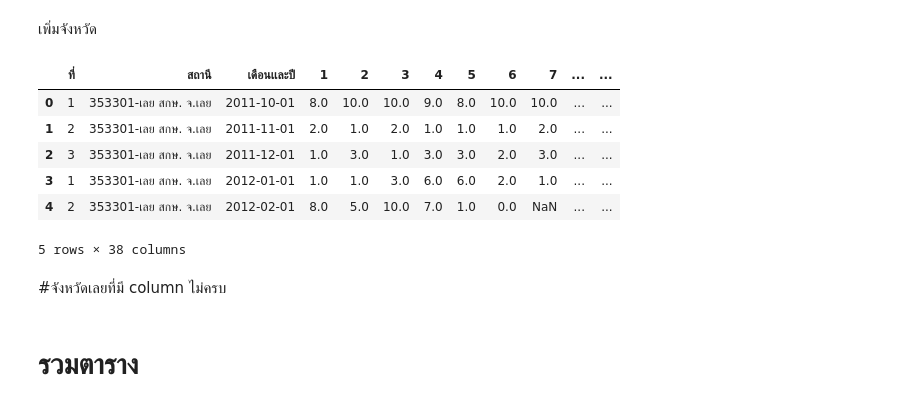
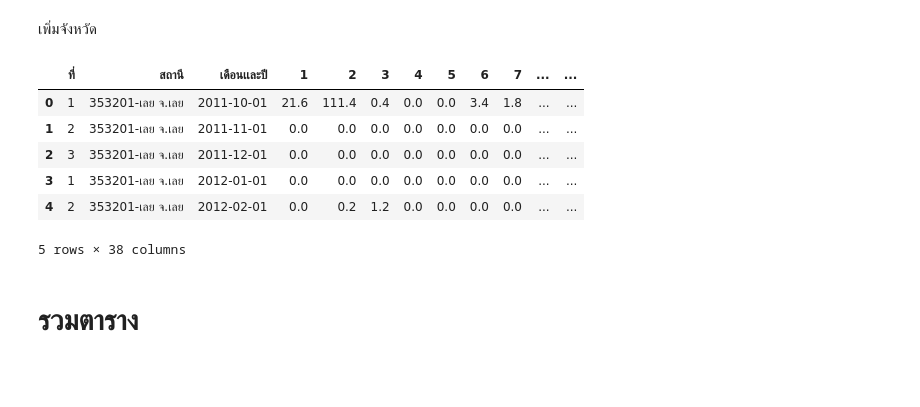
Before and after one commit to Tawanss/BSC_DPDM2023, a Jupyter notebook: midterm_bscdpdm23.ipynb, the cells around one changed output. Cells and saved outputs as stored; diff of their text form; code cells hidden in the pictures; blank space fills up the shorter version.

```diff
--- a/midterm_bscdpdm23.ipynb
+++ b/midterm_bscdpdm23.ipynb
@@ -212,3 +268,6 @@ Clouds_loei =Clouds_loei.replace('-',np.NaN)
+# %%
+Dew_temp_loei=pd.concat([Dew_temp_loei,R1])
+Dry_temp_loei=pd.concat([Dry_temp_loei,R2])
 # %% [markdown]
 เช็กค่า missimg
 # %%
@@ -305,6 +378,28 @@ for i in range(len(Wind_velocity_NongKhai['ที่'])):
   Wind_velocity_NongKhai.iloc[i,:]=Wind_velocity_NongKhai.iloc[i,:].fillna(Wind_velocity_NongKhai.iloc[i]['ค่าเฉลี่ย'])
 for i in range(len(Wind_velocity_loei['ที่'])):
   Wind_velocity_loei.iloc[i,:]=Wind_velocity_loei.iloc[i,:].fillna(Wind_velocity_loei.iloc[i]['ค่าเฉลี่ย'])
+#จำนวนเมฆ
+for i in range(len(Clouds_KhonKaen['ที่'])):
+  Clouds_KhonKaen.iloc[i,:]=Clouds_KhonKaen.iloc[i,:].fillna(Clouds_KhonKaen.iloc[i]['ค่าเฉลี่ย'])
+for i in range(len(Clouds_NakhonPhanom['ที่'])):
+  Clouds_NakhonPhanom.iloc[i,:]=Clouds_NakhonPhanom.iloc[i,:].fillna(Clouds_NakhonPhanom.iloc[i]['ค่าเฉลี่ย'])
+for i in range(len(Clouds_Sakon['ที่'])):
+  Clouds_Sakon.iloc[i,:]=Clouds_Sakon.iloc[i,:].fillna(Clouds_Sakon.iloc[i]['ค่าเฉลี่ย'])
+for i in range(len(Clouds_NongKhai['ที่'])):
+  Clouds_NongKhai.iloc[i,:]=Clouds_NongKhai.iloc[i,:].fillna(Clouds_NongKhai.iloc[i]['ค่าเฉลี่ย'])
+for i in range(len(Clouds_loei['ที่'])):
+  Clouds_loei.iloc[i,:]=Clouds_loei.iloc[i,:].fillna(Clouds_loei.iloc[i]['ค่าเฉลี่ย'])
+#ปริมาณน้ำฝน
+for i in range(len(Rainfall_KhonKaen['ที่'])):
+  Rainfall_KhonKaen.iloc[i,:]=Rainfall_KhonKaen.iloc[i,:].fillna(Rainfall_KhonKaen.iloc[i]['ค่าเฉลี่ย'])
+for i in range(len(Rainfall_NakhonPhanom['ที่'])):
+  Rainfall_NakhonPhanom.iloc[i,:]=Rainfall_NakhonPhanom.iloc[i,:].fillna(Rainfall_NakhonPhanom.iloc[i]['ค่าเฉลี่ย'])
+for i in range(len(Rainfall_Sakon['ที่'])):
+  Rainfall_Sakon.iloc[i,:]=Rainfall_Sakon.iloc[i,:].fillna(Rainfall_Sakon.iloc[i]['ค่าเฉลี่ย'])
+for i in range(len(Rainfall_NongKhai['ที่'])):
+  Rainfall_NongKhai.iloc[i,:]=Rainfall_NongKhai.iloc[i,:].fillna(Rainfall_NongKhai.iloc[i]['ค่าเฉลี่ย'])
+for i in range(len(Rainfall_loei['ที่'])):
+  Rainfall_loei.iloc[i,:]=Rainfall_loei.iloc[i,:].fillna(Rainfall_loei.iloc[i]['ค่าเฉลี่ย'])
 # %% [markdown]
 เพิ่มจังหวัด
 # %%
@@ -351,6 +446,12 @@ Clouds_NakhonPhanom['จังหวัด']='นครพนม'
 Clouds_Sakon['จังหวัด']='สกล'
 Clouds_NongKhai['จังหวัด']='หนองคาย'
 Clouds_loei['จังหวัด']='เลย'
+#ปริมาณน้ำฝน
+Rainfall_KhonKaen['จังหวัด']='ขอนเเก่น'
+Rainfall_NakhonPhanom['จังหวัด']='นครพนม'
+Rainfall_Sakon['จังหวัด']='สกล'
+Rainfall_NongKhai['จังหวัด']='หนองคาย'
+Rainfall_loei['จังหวัด']='เลย'
 # %%
 #str(Dry_temp_KhonKaen['เดือนเเละปี'][1]).split(' ')[0].split('-')[1]
 # %%
@@ -437,18 +542,27 @@ Clouds_NongKhai['ปี']=year
 Clouds_NongKhai['เดือน']=mon
 Clouds_loei['ปี']=year
 Clouds_loei['เดือน']=mon
+#ปริมาณน้ำฝน
+Rainfall_KhonKaen['ปี']=year
+Rainfall_KhonKaen['เดือน']=mon
+Rainfall_NakhonPhanom['ปี']=year
+Rainfall_NakhonPhanom['เดือน']=mon
+Rainfall_Sakon['ปี']=year
+Rainfall_Sakon['เดือน']=mon
+Rainfall_NongKhai['ปี']=year
+Rainfall_NongKhai['เดือน']=mon
+Rainfall_loei['ปี']=year
+Rainfall_loei['เดือน']=mon
 # %%
-Clouds_loei.head()
+Rainfall_loei.head()
 # %% [output]
 |  | ที่ | สถานี | เดือนเเละปี | 1 | 2 | 3 | 4 | 5 | 6 | 7 | ... | ... |
-| 0 | 1 | 353301-เลย สกษ. จ.เลย | 2011-10-01 | 8.0 | 10.0 | 10.0 | 9.0 | 8.0 | 10.0 | 10.0 | ... | ... |
-| 1 | 2 | 353301-เลย สกษ. จ.เลย | 2011-11-01 | 2.0 | 1.0 | 2.0 | 1.0 | 1.0 | 1.0 | 2.0 | ... | ... |
-| 2 | 3 | 353301-เลย สกษ. จ.เลย | 2011-12-01 | 1.0 | 3.0 | 1.0 | 3.0 | 3.0 | 2.0 | 3.0 | ... | ... |
-| 3 | 1 | 353301-เลย สกษ. จ.เลย | 2012-01-01 | 1.0 | 1.0 | 3.0 | 6.0 | 6.0 | 2.0 | 1.0 | ... | ... |
-| 4 | 2 | 353301-เลย สกษ. จ.เลย | 2012-02-01 | 8.0 | 5.0 | 10.0 | 7.0 | 1.0 | 0.0 | NaN | ... | ... |
+| 0 | 1 | 353201-เลย จ.เลย | 2011-10-01 | 21.6 | 111.4 | 0.4 | 0.0 | 0.0 | 3.4 | 1.8 | ... | ... |
+| 1 | 2 | 353201-เลย จ.เลย | 2011-11-01 | 0.0 | 0.0 | 0.0 | 0.0 | 0.0 | 0.0 | 0.0 | ... | ... |
+| 2 | 3 | 353201-เลย จ.เลย | 2011-12-01 | 0.0 | 0.0 | 0.0 | 0.0 | 0.0 | 0.0 | 0.0 | ... | ... |
+| 3 | 1 | 353201-เลย จ.เลย | 2012-01-01 | 0.0 | 0.0 | 0.0 | 0.0 | 0.0 | 0.0 | 0.0 | ... | ... |
+| 4 | 2 | 353201-เลย จ.เลย | 2012-02-01 | 0.0 | 0.2 | 1.2 | 0.0 | 0.0 | 0.0 | 0.0 | ... | ... |
 5 rows × 38 columns
-# %% [markdown]
-#จังหวัดเลยที่มี column ไม่ครบ
 # %% [markdown]
 # รวมตาราง
 # %% [markdown]
```
Also changed, not shown: parts of 27 cells of this notebook.
